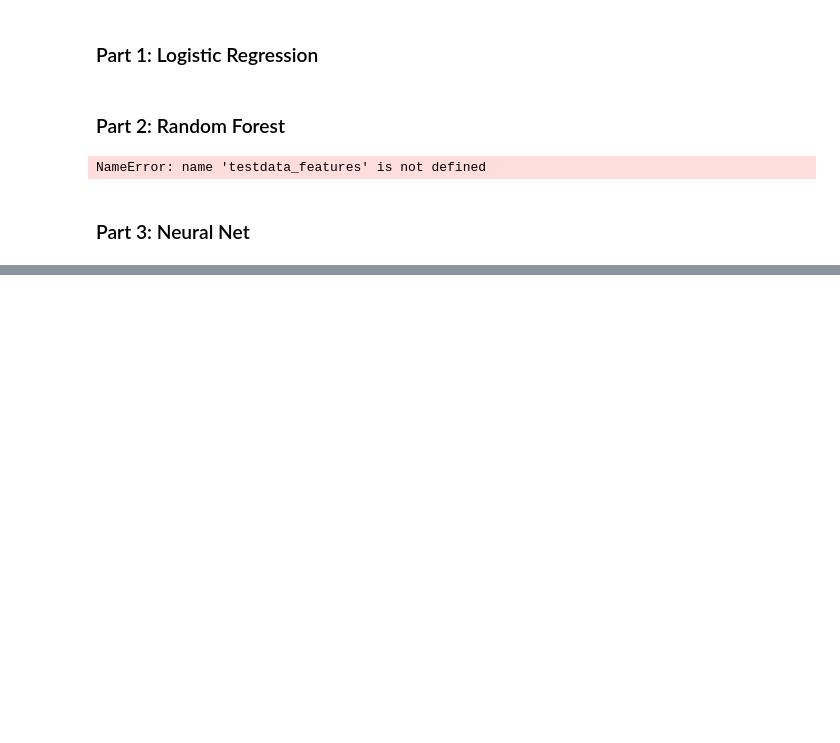
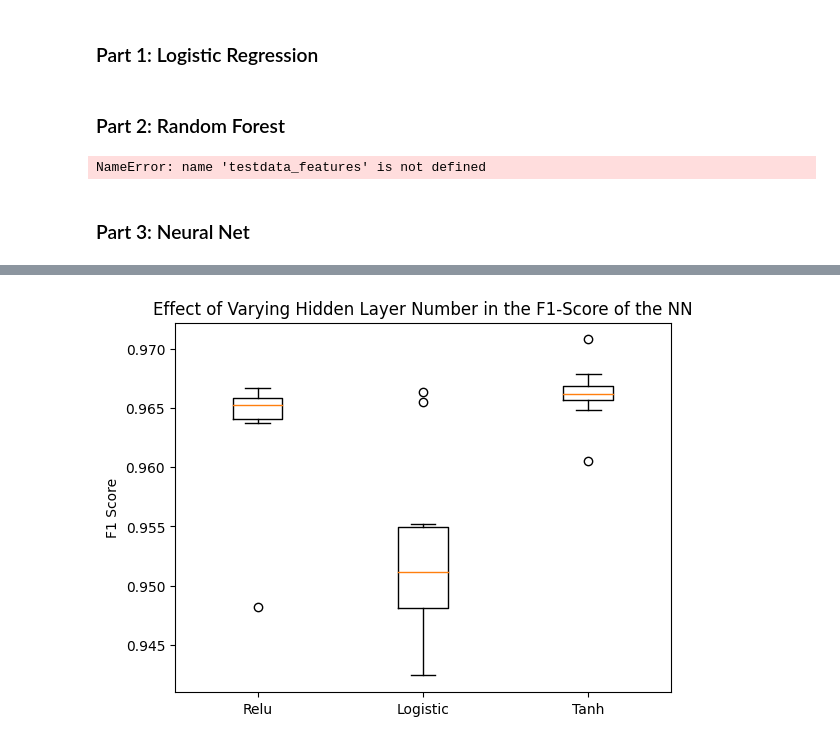
Before and after one commit to asuzanne99/ML-Stellar_Classification, a Jupyter notebook: Computational Physics Project.ipynb, the cells around one changed output, grey strips where cells are left out. Cells and saved outputs as stored; diff of their text form; code cells hidden in the pictures; blank space fills up the shorter version.

```diff
--- a/Computational Physics Project.ipynb
+++ b/Computational Physics Project.ipynb
@@ -149,0 +194,32 @@ predict_test = mlp.predict(X_test)
+# %%
+f1scores_l = []
+f1scores_r = []
+f1scores_t = []
+for i in range(10):
+    mlp_l = MLPClassifier(hidden_layer_sizes=(6,6,6,6,6,6), activation='logistic', solver='adam', max_iter=500)
+    mlp_r = MLPClassifier(hidden_layer_sizes=(6,6,6,6,6,6), activation='relu', solver='adam', max_iter=500)
+    mlp_t = MLPClassifier(hidden_layer_sizes=(6,6,6,6,6,6), activation='tanh', solver='adam', max_iter=500)
+
+    mlp_l.fit(X_train,y_train)
+    mlp_r.fit(X_train,y_train)
+    mlp_t.fit(X_train,y_train)
+
+    predict_test_l = mlp_l.predict(X_test)
+    predict_test_r = mlp_r.predict(X_test)
+    predict_test_t = mlp_t.predict(X_test)
+
+    f1scores_l.append(f1_score(y_test,predict_test_l, average='micro'))
+    f1scores_r.append(f1_score(y_test,predict_test_r, average='micro'))
+    f1scores_t.append(f1_score(y_test,predict_test_t, average='micro'))
+
+data = [f1scores_r, f1scores_l, f1scores_t]
+
+labels = ('Relu', 'Logistic', 'Tanh')
+
+plt.boxplot(data)
+plt.title('Effect of Varying Hidden Layer Number in the F1-Score of the NN')
+plt.xticks(np.arange(len(labels))+1,labels)
+plt.ylabel('F1 Score')
+plt.show()
+# %% [output]
+[figure, added]
```
Also changed, not shown: parts of 7 cells of this notebook.
